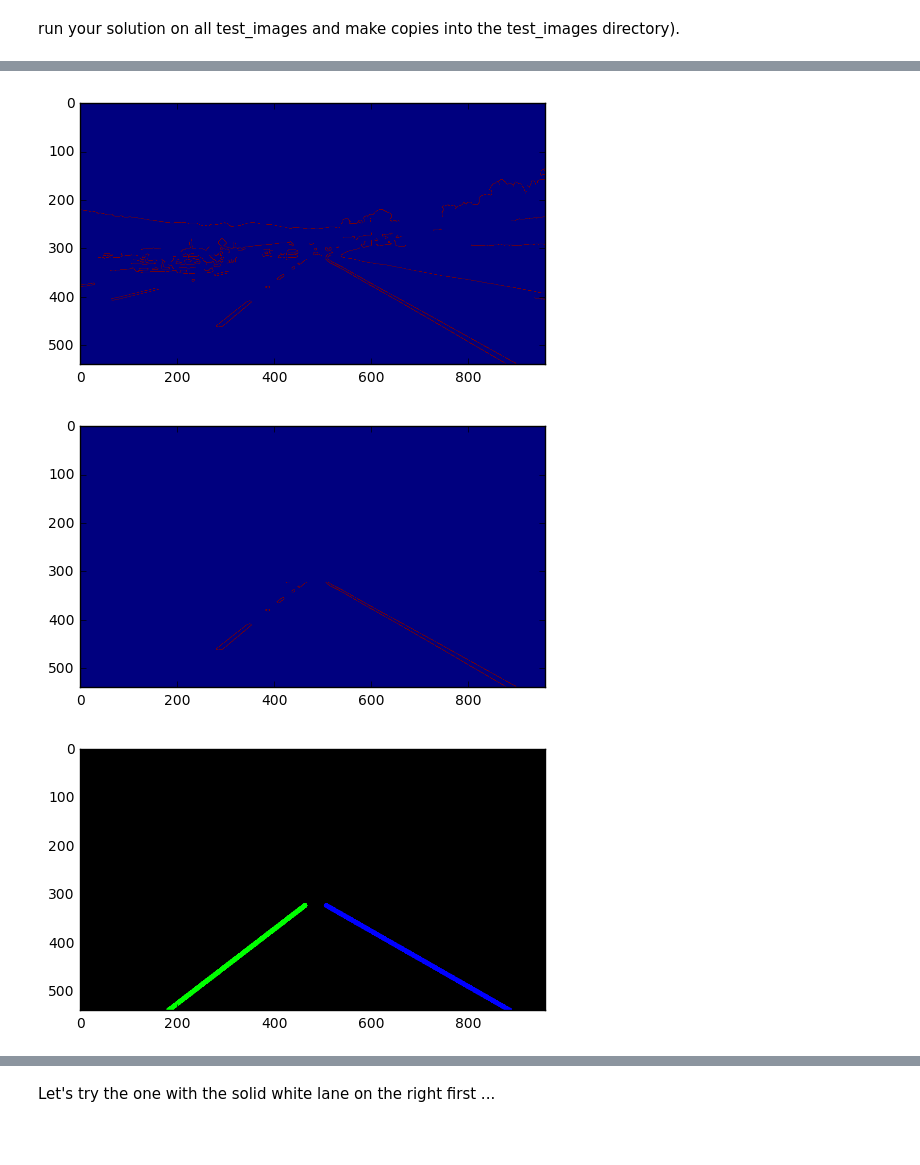
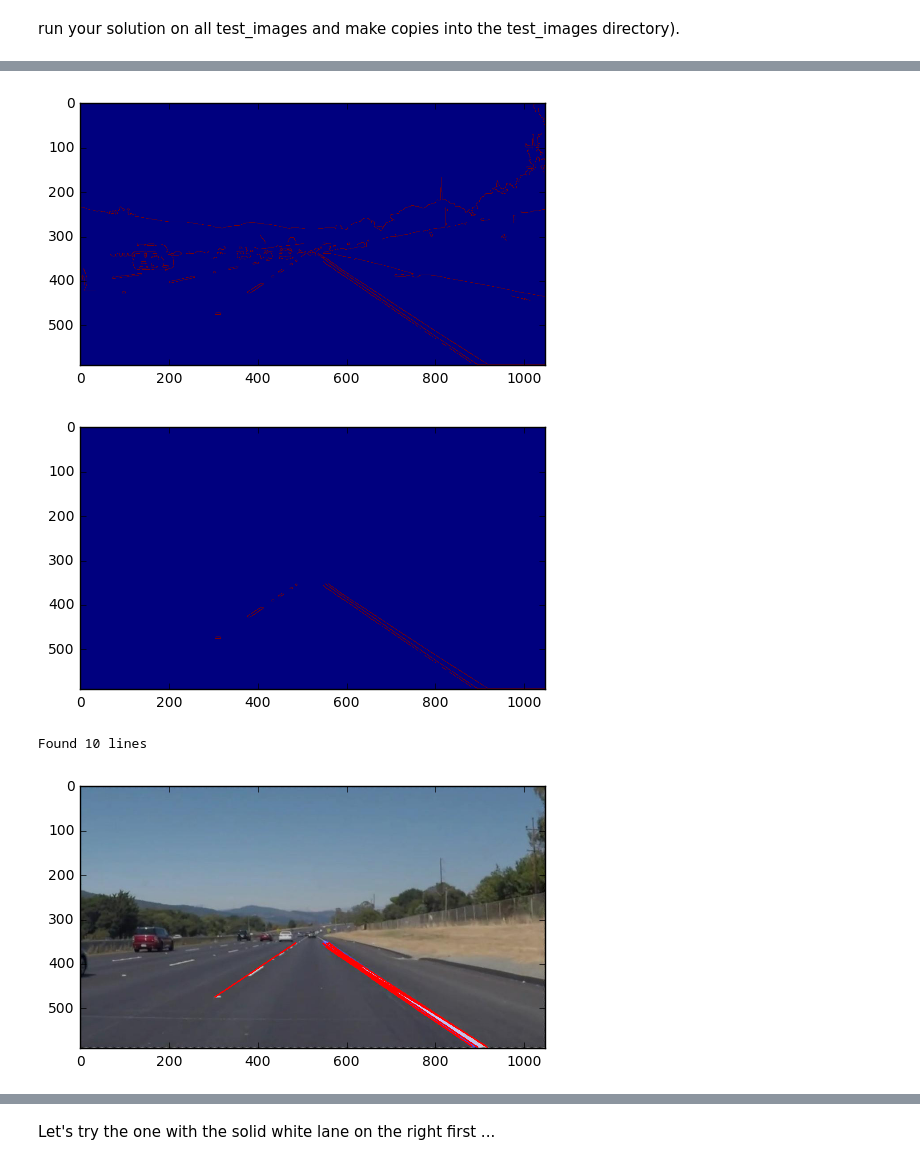
Before and after one commit to gantners/CarND-LaneLines-P1, a Jupyter notebook: Attempt2.ipynb, the cells around one changed output, grey strips where cells are left out. Cells and saved outputs as stored; diff of their text form; code cells hidden in the pictures; blank space fills up the shorter version.

```diff
--- a/Attempt2.ipynb
+++ b/Attempt2.ipynb
@@ -250,7 +250,7 @@ examples = os.listdir("test_images/")
 # %% [markdown]
 run your solution on all test_images and make copies into the test_images directory).
 # %%
-image = mpimg.imread('test_images/' + examples[0])
+image = mpimg.imread('test_images/' + examples[7])
 # %%
 #First grayscale
 gray = grayscale(image)
@@ -260,6 +260,6 @@ plt.imshow(gray, cmap='gray');
 # %%
 # Define a kernel size and apply Gaussian smoothing
-kernel_size = 7
+kernel_size = 5
 blur_gray = gaussian_blur(gray,kernel_size)
 plt.imshow(blur_gray, cmap='gray');
 # %% [output]
@@ -267,11 +267,11 @@ plt.imshow(blur_gray, cmap='gray');
 # %%
 # Define our parameters for Canny and apply
 low_threshold = 150
-high_threshold = 250
+high_threshold = 200
 cannyEdgeImage = canny(blur_gray, low_threshold, high_threshold)
 plt.imshow(cannyEdgeImage);
 # %% [output]
-[figure, old version]
+[figure, new version]
 # %%
 # This time we are defining a four sided polygon to mask
 imshape = image.shape
@@ -286,19 +286,28 @@ vertices = np.array([[(0,height),(centerWidth-halfTopViewArea, verticalAxis), (c
 masked_edges = region_of_interest(cannyEdgeImage,vertices)
 plt.imshow(masked_edges);
 # %% [output]
-[figure, old version]
+[figure, new version]
 # %%
-# Define the Hough transform parameters
+##### Define the Hough transform parameters
 # Make a blank the same size as our image to draw on
 rho = 3 # distance resolution in pixels of the Hough grid
 theta = np.pi/180 # angular resolution in radians of the Hough grid
-threshold = 100   # minimum number of votes (intersections in Hough grid cell)
-min_line_length = 40 #minimum number of pixels making up a line
-max_line_gap = 60    # maximum gap in pixels between connectable line segments
+threshold = 80  # minimum number of votes (intersections in Hough grid cell)
+min_line_length = 180 #minimum number of pixels making up a line
+max_line_gap = 200    # maximum gap in pixels between connectable line segments
 
 # Run Hough on edge detected image
 # Output "lines" is an array containing endpoints of detected line segments
-line_image = hough_lines(masked_edges, rho, theta, threshold, min_line_length, max_line_gap)
+#use not the method here for printing hough
+#line_image = hough_lines(masked_edges, rho, theta, threshold, min_line_length, max_line_gap)
+line_image = image.copy()
+lines = cv2.HoughLinesP(masked_edges, rho, theta, threshold, np.array([]),min_line_length, max_line_gap)
+print('Found', len(lines), 'lines')
+for line in lines:
+    for x1,y1,x2,y2 in line:
+        cv2.line(line_image,(x1,y1),(x2,y2),(255,0,0),2)
+
 plt.imshow(line_image);
 # %% [output]
+Found 10 lines
-[figure, old version]
+[figure, new version]
```
Also changed, not shown: parts of 9 cells of this notebook, 9 other files.
